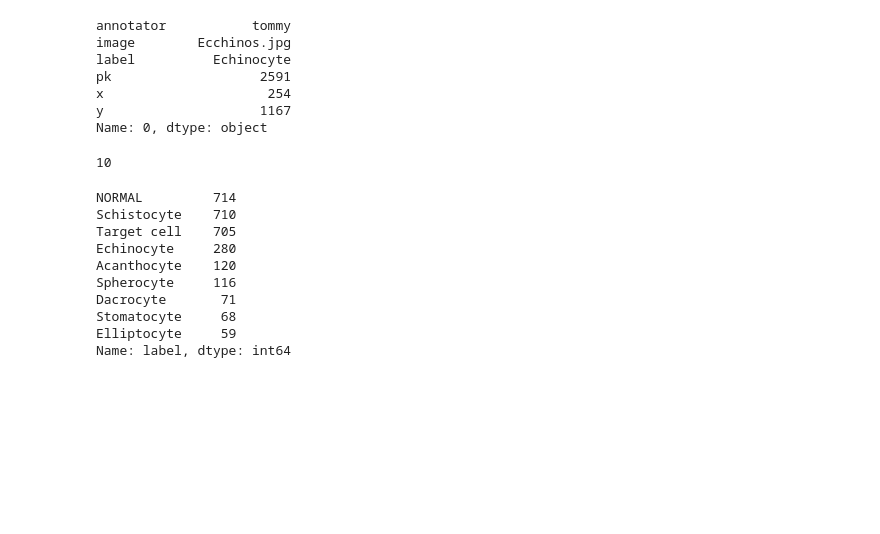
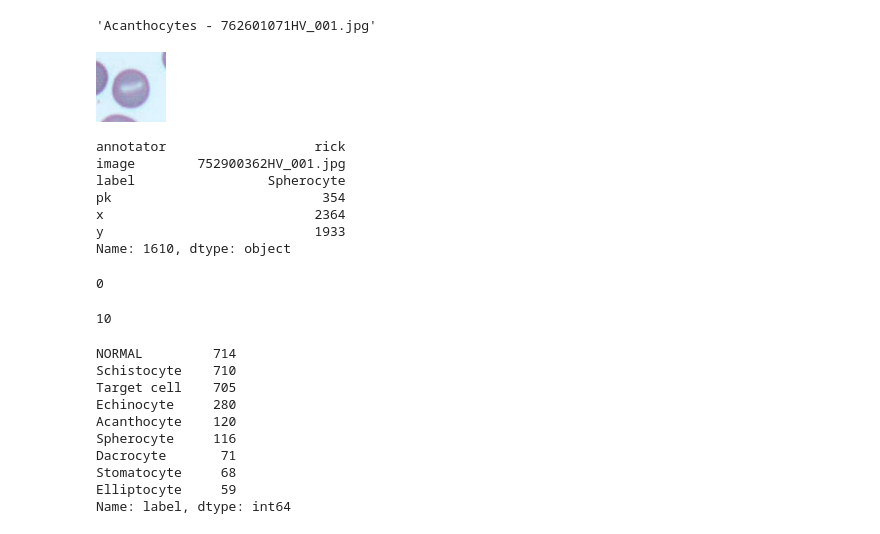
Before and after one commit to tjdurant/rbc_cnn_old, a Jupyter notebook: notebooks/CNN_DataSet_Prep.ipynb, the cells around one changed output. Drawn from its saved outputs; the diff is of its cells as text; code cells hidden in the pictures; blank space fills up the shorter version.

```diff
--- a/notebooks/CNN_DataSet_Prep.ipynb
+++ b/notebooks/CNN_DataSet_Prep.ipynb
@@ -79,13 +92,52 @@ df.reset_index(drop=True).head()
+# %%
+cell = df.ix[0]
+cell.image
+# %% [output]
+'Acanthocytes - 762601071HV_001.jpg'
+# %%
+def wrong_image(cell_ix, pk_value):
+
+    cell_ix = df.ix[df['pk']==pk_value]
+    img = df.get_value(cell_ix.index[0], 'image')
+    path = "C:/Users/thoma/Documents/00GitHub/00_LOCAL_ONLY/00RbcCNN_Sln_Images/{}".format(img)
+
+    im = cv2.imread(path)
+
+    # im = cv2.imread(imgPath)
+
+    x = df.get_value(cell_ix.index[0], 'x')
+    y = df.get_value(cell_ix.index[0], 'y')
+    label = df.get_value(cell_ix.index[0], 'label')
+    annot = df.get_value(cell_ix.index[0], 'annotator')
+
+    new_x = x - 35
+    new_y = y - 35
+    new_w = 70
+    new_h = 70
+    crop_array = im[new_y:new_y+new_h, new_x:new_x+new_w]
+
+    pic = Image.fromarray(crop_array)
+
+    return pic
+# %%
+wrong_image(cell_ix, 695)
+# %% [output]
+[figure, added]
 # %%
-df.ix[0]
+df.ix[1610]
 # %% [output]
-annotator           tommy
-image        Ecchinos.jpg
-label          Echinocyte
-pk                   2591
-x                     254
-y                    1167
-Name: 0, dtype: object
+annotator                   rick
+image        752900362HV_001.jpg
+label                 Spherocyte
+pk                           354
+x                           2364
+y                           1933
+Name: 1610, dtype: object
+# %%
+dup = np.array(df.duplicated(['pk']))
+np.sum(dup)
+# %% [output]
+0
 # %%
 len(df.iloc[0:10])
 # %% [output]
```
Also changed, not shown: parts of 7 cells of this notebook, 18 other files.
